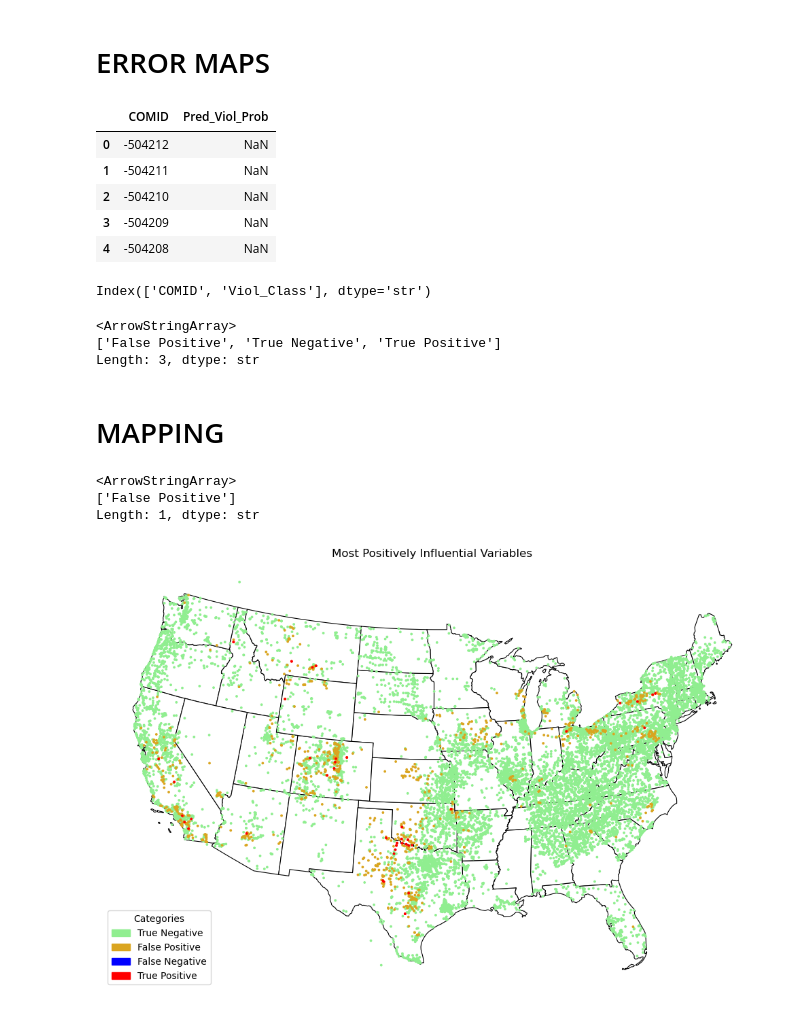
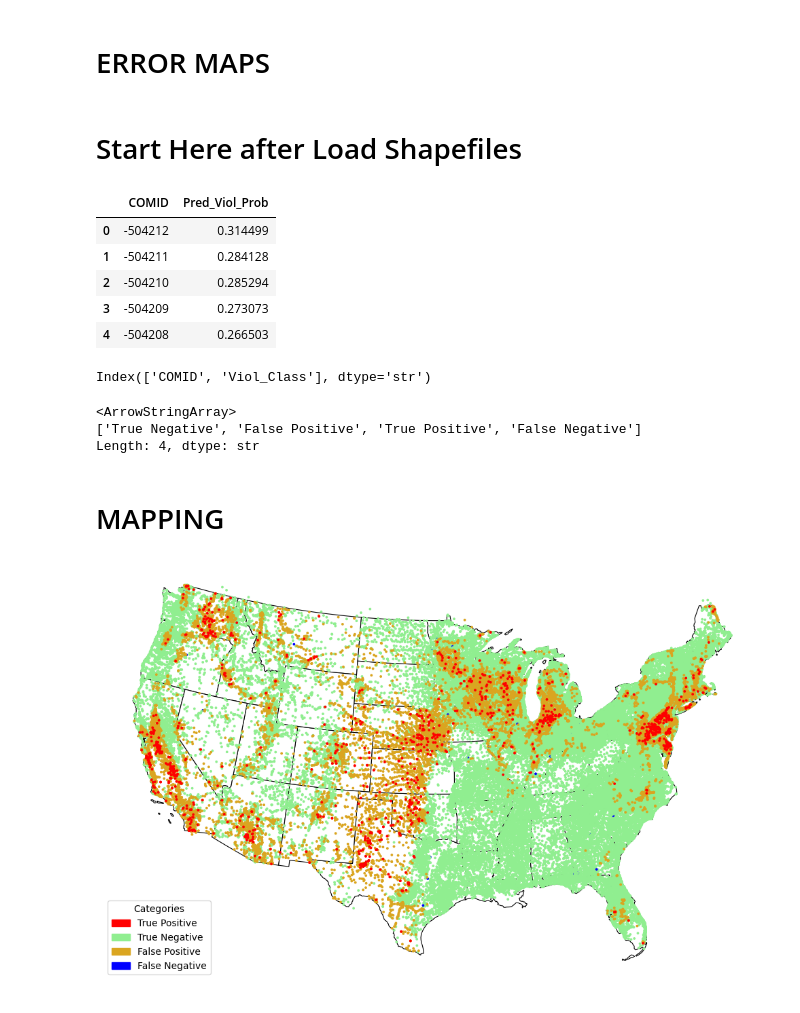
Before and after one commit to mpennino/Future_DW_NO3, a Jupyter notebook: Code/Map_Errors.ipynb, the cells around one changed output. Cells and saved outputs as stored; diff of their text form; code cells hidden in the pictures.

```diff
--- a/Code/Map_Errors.ipynb
+++ b/Code/Map_Errors.ipynb
@@ -12,6 +12,8 @@ sp_dir = "D:/Data/Spatial/NHDPlusV2_Centroids/"
 
 cats_centroids_path = sp_dir + "NHDPlusV2_Cat_All_centroid_point.shp"
 cats_p = gpd.read_file(cats_centroids_path)
+# %% [markdown]
+# Start Here after Load Shapefiles
 # %%
 # Load Prediction Results
 import pandas as pd
@@ -21,8 +23,8 @@ import polars as pl
 
 future_dir = 'C:/Users/MPennino/OneDrive - Environmental Protection Agency (EPA)/Projects/OASES/Data/Future_NO3/'
 
-filename0 = 'torch_predictions_current_All_COMID_sw.parquet'
-#filename0 = 'torch_predictions_current_All_COMID_gw.parquet'
+#filename0 = 'torch_predictions_current_All_COMID_sw.parquet'
+filename0 = 'torch_predictions_current_All_COMID_gw.parquet'
 
 preds_curr = pl.read_parquet(future_dir + filename0)
 preds_curr = preds_curr.to_pandas()
@@ -30,16 +32,16 @@ preds_curr = preds_curr.to_pandas()
 preds_curr.head()
 # %% [output]
 |  | COMID | Pred_Viol_Prob |
-| 0 | -504212 | NaN |
-| 1 | -504211 | NaN |
-| 2 | -504210 | NaN |
-| 3 | -504209 | NaN |
-| 4 | -504208 | NaN |
+| 0 | -504212 | 0.314499 |
+| 1 | -504211 | 0.284128 |
+| 2 | -504210 | 0.285294 |
+| 3 | -504209 | 0.273073 |
+| 4 | -504208 | 0.266503 |
 # %%
 # Load Observation Dataset
 
-dataset1 = 'Dataset_RF_Model_SW_COMIDS.csv'
-#dataset1 = 'Dataset_RF_Model_GW_COMIDS.csv'
+#dataset1 = 'Dataset_RF_Model_SW_COMIDS.csv'
+dataset1 = 'Dataset_RF_Model_GW_COMIDS.csv'
 
 input_data = pd.read_csv(future_dir+dataset1)
 
@@ -58,12 +60,7 @@ preds_curr['Pred_Class'] = np.where(preds_curr['Pred_Viol_Prob'] > 0.5, 1, 0)
 obs_pred = obs_data.merge(preds_curr, on="COMID", how="left")
 
 # Calculate Error Categories
-# errmap$error[errmap$Viol_Class == 1 & errmap$Prediction >= 0.5] = "True Positive"
-# errmap$error[errmap$Viol_Class == 0 & errmap$Prediction < 0.5] = "True Negative"
-# errmap$error[errmap$Viol_Class == 1 & errmap$Prediction < 0.5] = "False Negative"
-# errmap$error[errmap$Viol_Class == 0 & errmap$Prediction >= 0.5] = "False Positive"
 obs_pred['error'] = "Unknown"
-#obs_pred['error'] = np.where(obs_pred['Viol_Class']==1 & obs_pred['Pred_Class']==1,"True Positive",obs_pred['error'] )
 
 condition1 = (obs_pred['Viol_Class'] == 1) & (obs_pred['Pred_Class'] == 1)
 condition2 = (obs_pred['Viol_Class'] == 0) & (obs_pred['Pred_Class'] == 0)
@@ -80,8 +77,8 @@ unique_array = obs_pred['error'].unique()
 print(unique_array)
 # %% [output]
 <ArrowStringArray>
-['False Positive', 'True Negative', 'True Positive']
-Length: 3, dtype: str
+['True Negative', 'False Positive', 'True Positive', 'False Negative']
+Length: 4, dtype: str
 # %% [markdown]
 # MAPPING
 # %%
@@ -96,25 +93,15 @@ from matplotlib.colors import ListedColormap
 mycolors = ListedColormap(['yellow','green','red','blue']) # Convert the list into a Matplotlib colormap object
 # %%
 color_map = {
+    "True Positive": "red",
     "True Negative": "lightgreen",
     "False Positive": "#DAA520",
-    "False Negative": "blue",
-    "True Positive": "red"
+    "False Negative": "blue"
+
 }
 
 # Map the dictionary directly to create a new column of color strings
 obs_pred_s["map_color"] = obs_pred_s["error"].map(color_map).fillna("grey")
-# %%
-points1 =  obs_pred_s[obs_pred_s['error'] != 'False Positive']
-points2 =  obs_pred_s[obs_pred_s['error'] == 'False Positive']
-
-# Get the unique strings
-unique_array = points2['error'].unique()
-print(unique_array)
-# %% [output]
-<ArrowStringArray>
-['False Positive']
-Length: 1, dtype: str
 # %%
 # MAPING Max Shap Variable
 # This maps state boundaries on bottom
@@ -164,32 +151,32 @@ points2.plot(
     #facecolors='none', # for open circles
     markersize=3,
     color= points2['map_color']#,
 
 )
 
 points3.plot(
     ax=ax,              # Draws it on the exact same axis as the states
     column='error',
     categorical=True,
     legend=True,
     marker='o',
     #facecolors='none', # for open circles
     markersize=3,
     color= points3['map_color']#,
 
 )
 
 # Manually build the legend
 legend_handles = [
     mpatches.Patch(color=color, label=label)
     for label, color in color_map.items()
 ]
 ax.legend(handles=legend_handles, title="Categories")
 
 # Remove the outside axis, ticks, and frame completely
 ax.set_axis_off()
-plt.title("Most Positively Influential Variables")
+#plt.title("Most Positively Influential Variables")
 plt.tight_layout()
 plt.show()
 # %% [output]
-[figure, old version]
+[figure, new version]
```
